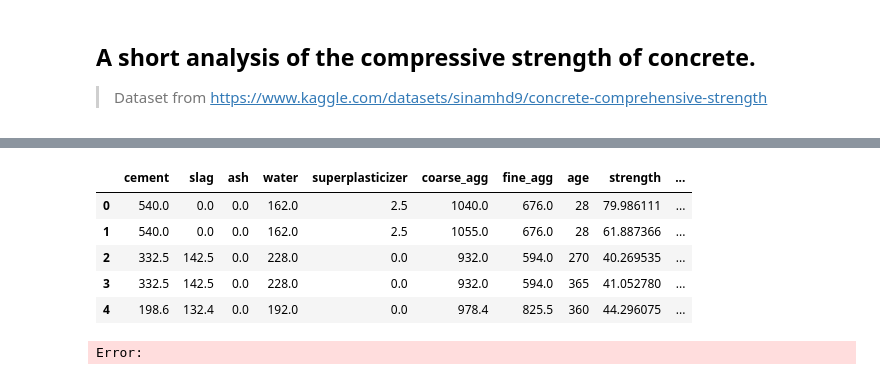
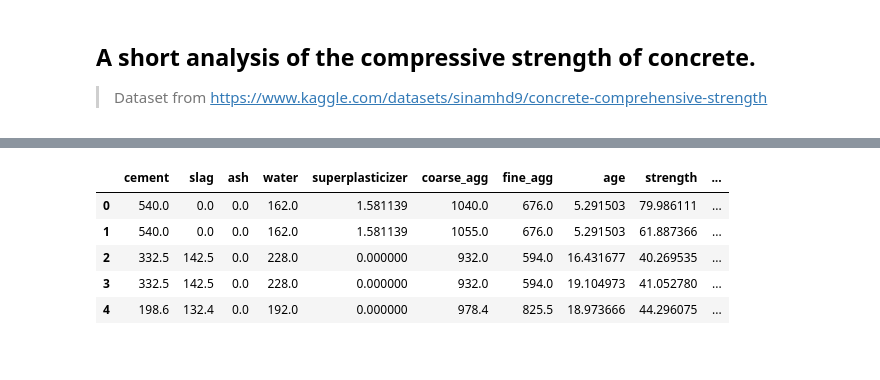
Before and after one commit to cezary17/concrete-strength-project, a Jupyter notebook: main.ipynb, the cells around one changed output, grey strips where cells are left out. Saved outputs shown, nothing was run; the diff lists cells and outputs as text; code cells hidden in the pictures.

```diff
--- a/main.ipynb
+++ b/main.ipynb
@@ -106,21 +119,21 @@ Error:
 # %%
 fe_df['total'] = df.drop(['strength'], axis=1).sum(axis=1)
 
 fe_df['cement_ratio'] = fe_df['cement'] / fe_df['total']
-
 fe_df['water_ratio'] = fe_df['water'] / fe_df['total']
-
 fe_df['agg_ratio'] = (fe_df['coarse_agg'] + fe_df['fine_agg']) / fe_df['total']
 
+fe_df['age'] = fe_df['age'] ** (1/2)
+fe_df['superplasticizer'] = fe_df['superplasticizer'] ** (1/2)
+
 fe_df.head()
 # %% [output]
 |  | cement | slag | ash | water | superplasticizer | coarse_agg | fine_agg | age | strength | ... |
-| 0 | 540.0 | 0.0 | 0.0 | 162.0 | 2.5 | 1040.0 | 676.0 | 28 | 79.986111 | ... |
-| 1 | 540.0 | 0.0 | 0.0 | 162.0 | 2.5 | 1055.0 | 676.0 | 28 | 61.887366 | ... |
-| 2 | 332.5 | 142.5 | 0.0 | 228.0 | 0.0 | 932.0 | 594.0 | 270 | 40.269535 | ... |
-| 3 | 332.5 | 142.5 | 0.0 | 228.0 | 0.0 | 932.0 | 594.0 | 365 | 41.052780 | ... |
-| 4 | 198.6 | 132.4 | 0.0 | 192.0 | 0.0 | 978.4 | 825.5 | 360 | 44.296075 | ... |
+| 0 | 540.0 | 0.0 | 0.0 | 162.0 | 1.581139 | 1040.0 | 676.0 | 5.291503 | 79.986111 | ... |
+| 1 | 540.0 | 0.0 | 0.0 | 162.0 | 1.581139 | 1055.0 | 676.0 | 5.291503 | 61.887366 | ... |
+| 2 | 332.5 | 142.5 | 0.0 | 228.0 | 0.000000 | 932.0 | 594.0 | 16.431677 | 40.269535 | ... |
+| 3 | 332.5 | 142.5 | 0.0 | 228.0 | 0.000000 | 932.0 | 594.0 | 19.104973 | 41.052780 | ... |
+| 4 | 198.6 | 132.4 | 0.0 | 192.0 | 0.000000 | 978.4 | 825.5 | 18.973666 | 44.296075 | ... |
-Error:
 # %%
 X_train, X_test, y_train, y_test = train_test_split(df.drop('strength', axis=1), df['strength'], test_size=0.2, random_state=0)
 
```
Also changed, not shown: parts of 9 cells of this notebook.
